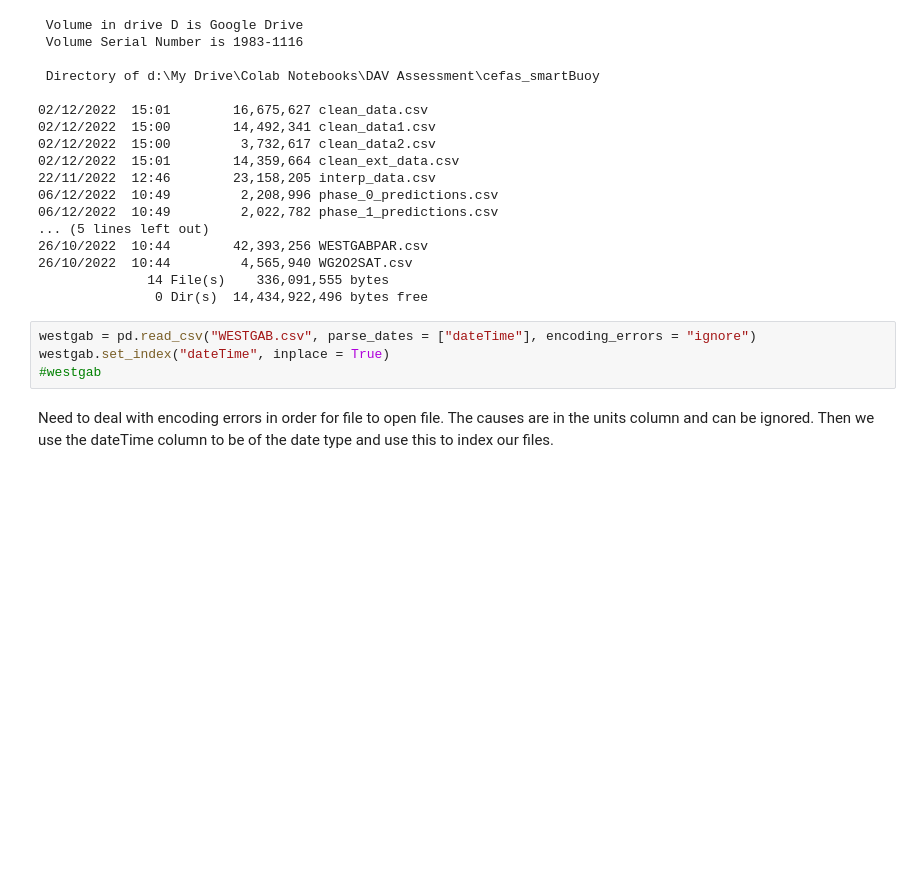
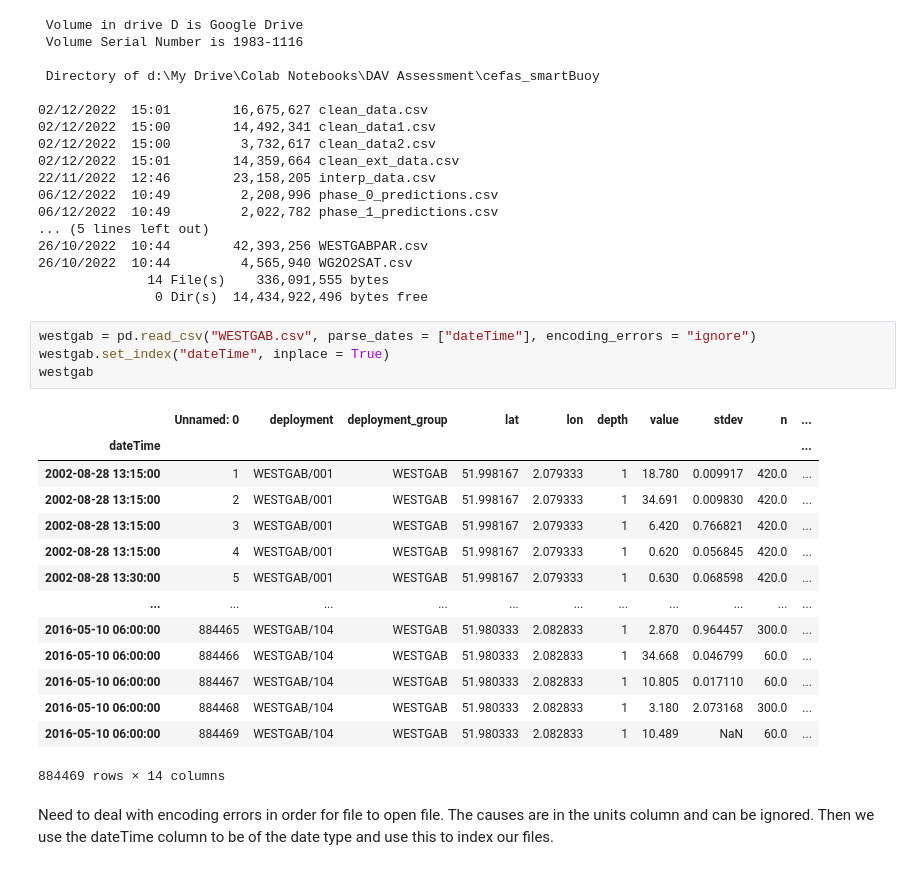
Before and after one commit to Reubenpt123/DAV, a Jupyter notebook: Data_Cleaning_DAV_Assessment.ipynb, the cells around one changed output. Drawn from its saved outputs; the diff is of its cells as text; blank space fills up the shorter version.

```diff
--- a/Data_Cleaning_DAV_Assessment.ipynb
+++ b/Data_Cleaning_DAV_Assessment.ipynb
@@ -40,7 +40,22 @@ ls *.csv
 # %%
 westgab = pd.read_csv("WESTGAB.csv", parse_dates = ["dateTime"], encoding_errors = "ignore")
 westgab.set_index("dateTime", inplace = True)
-#westgab
+westgab
+# %% [output]
+|  | Unnamed: 0 | deployment | deployment_group | lat | lon | depth | value | stdev | n | ... |
+| dateTime |  |  |  |  |  |  |  |  |  | ... |
+| 2002-08-28 13:15:00 | 1 | WESTGAB/001 | WESTGAB | 51.998167 | 2.079333 | 1 | 18.780 | 0.009917 | 420.0 | ... |
+| 2002-08-28 13:15:00 | 2 | WESTGAB/001 | WESTGAB | 51.998167 | 2.079333 | 1 | 34.691 | 0.009830 | 420.0 | ... |
+| 2002-08-28 13:15:00 | 3 | WESTGAB/001 | WESTGAB | 51.998167 | 2.079333 | 1 | 6.420 | 0.766821 | 420.0 | ... |
+| 2002-08-28 13:15:00 | 4 | WESTGAB/001 | WESTGAB | 51.998167 | 2.079333 | 1 | 0.620 | 0.056845 | 420.0 | ... |
+| 2002-08-28 13:30:00 | 5 | WESTGAB/001 | WESTGAB | 51.998167 | 2.079333 | 1 | 0.630 | 0.068598 | 420.0 | ... |
+| ... | ... | ... | ... | ... | ... | ... | ... | ... | ... | ... |
+| 2016-05-10 06:00:00 | 884465 | WESTGAB/104 | WESTGAB | 51.980333 | 2.082833 | 1 | 2.870 | 0.964457 | 300.0 | ... |
+| 2016-05-10 06:00:00 | 884466 | WESTGAB/104 | WESTGAB | 51.980333 | 2.082833 | 1 | 34.668 | 0.046799 | 60.0 | ... |
+| 2016-05-10 06:00:00 | 884467 | WESTGAB/104 | WESTGAB | 51.980333 | 2.082833 | 1 | 10.805 | 0.017110 | 60.0 | ... |
+| 2016-05-10 06:00:00 | 884468 | WESTGAB/104 | WESTGAB | 51.980333 | 2.082833 | 1 | 3.180 | 2.073168 | 300.0 | ... |
+| 2016-05-10 06:00:00 | 884469 | WESTGAB/104 | WESTGAB | 51.980333 | 2.082833 | 1 | 10.489 | NaN | 60.0 | ... |
+884469 rows × 14 columns
 # %% [markdown]
 Need to deal with encoding errors in order for file to open file. The causes are in the units column and can be ignored. Then we use the dateTime column to be of the date type and use this to index our files.
 # %%
```
Also changed, not shown: 1 other file.
